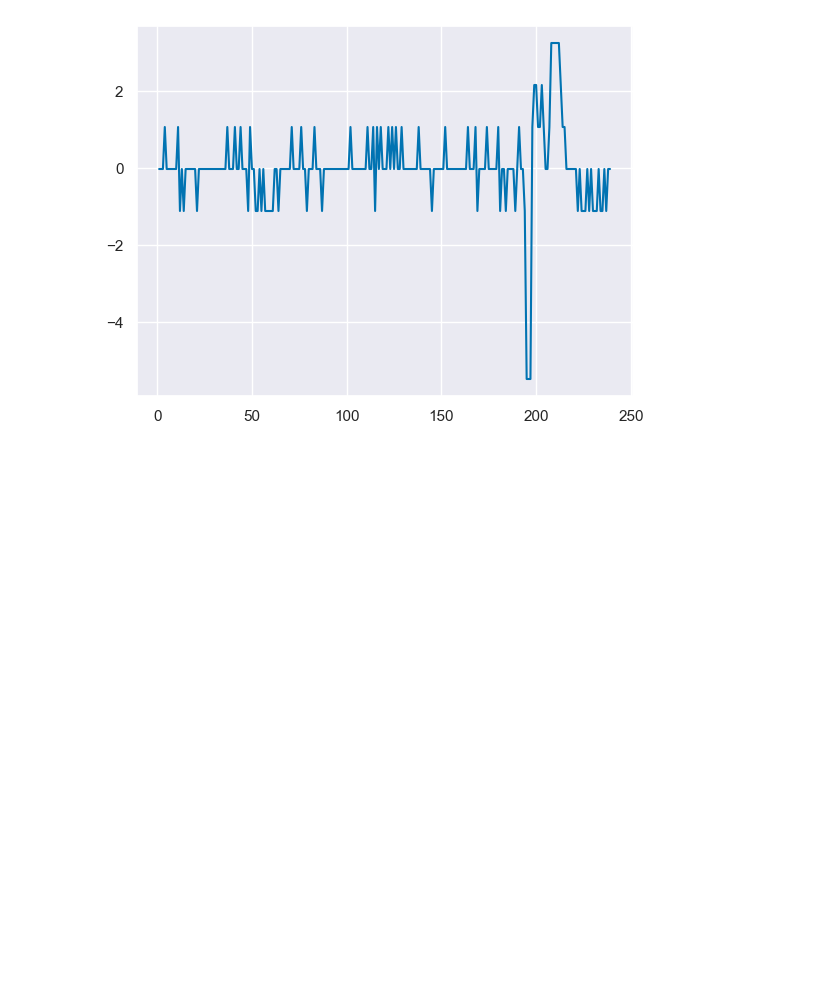
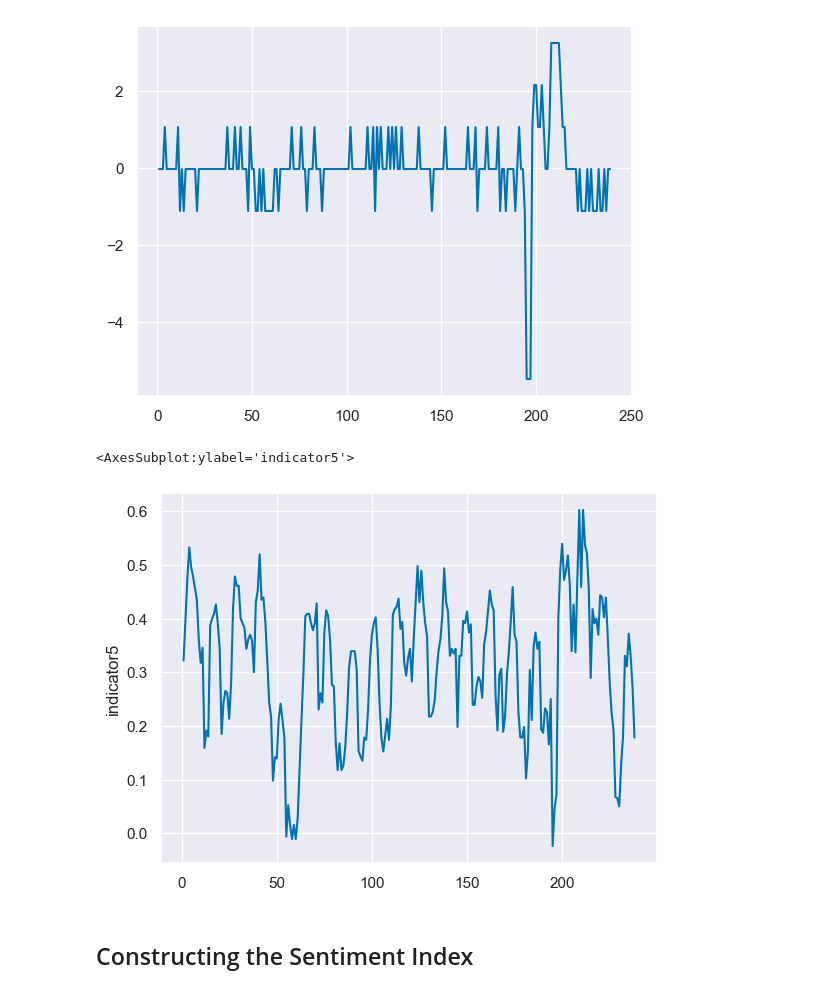
Before and after one commit to aycannon/diss, a Jupyter notebook: Compiled Indicator.ipynb, the cells around one changed output. Drawn from its saved outputs; the diff is of its cells as text; code cells hidden in the pictures; blank space fills up the shorter version.

```diff
--- a/Compiled Indicator.ipynb
+++ b/Compiled Indicator.ipynb
@@ -101,3 +105,14 @@ plt.plot(std_p5['vac_diff'])
 # %% [output]
 [<matplotlib.lines.Line2D at 0x...>]
 [figure]
+# %%
+p5['diff_index'] = diff_index
+
+p5['indicator5'] = 0.5 * p5['diff_index'] + 0.5 * p5['vac_diff']
+
+sns.lineplot(p5['indicator5'])
+# %% [output]
+<AxesSubplot:ylabel='indicator5'>
+[figure, added]
+# %% [markdown]
+## Constructing the Sentiment Index
```
Also changed, not shown: parts of 9 cells of this notebook.
